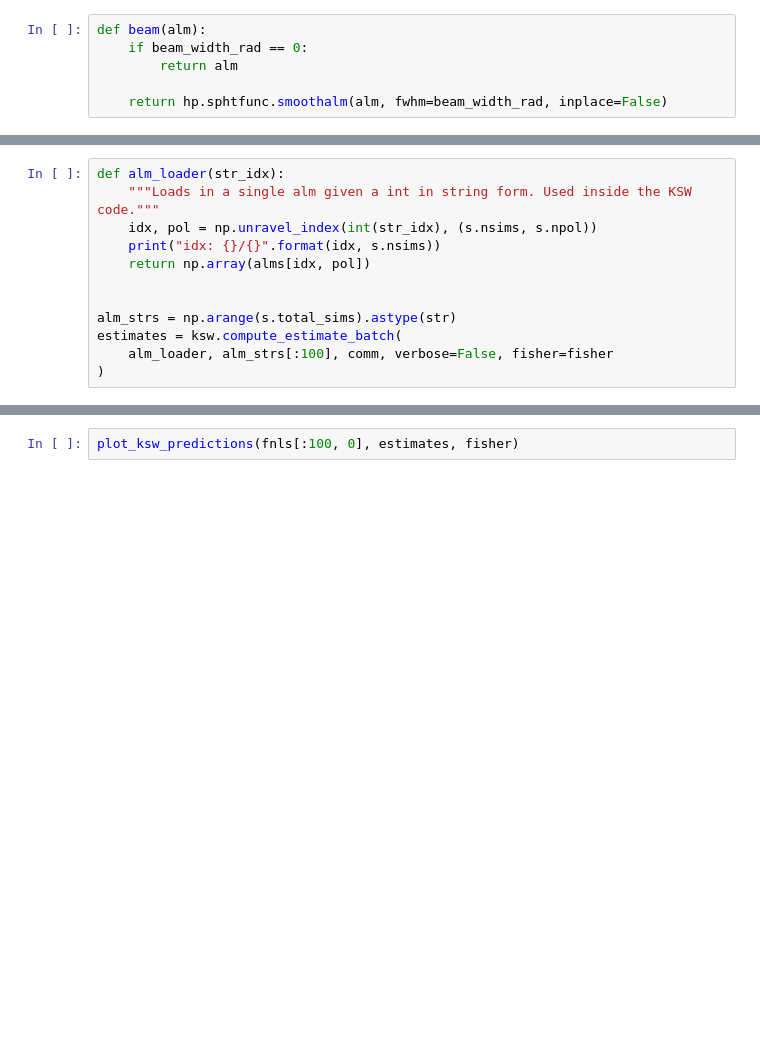
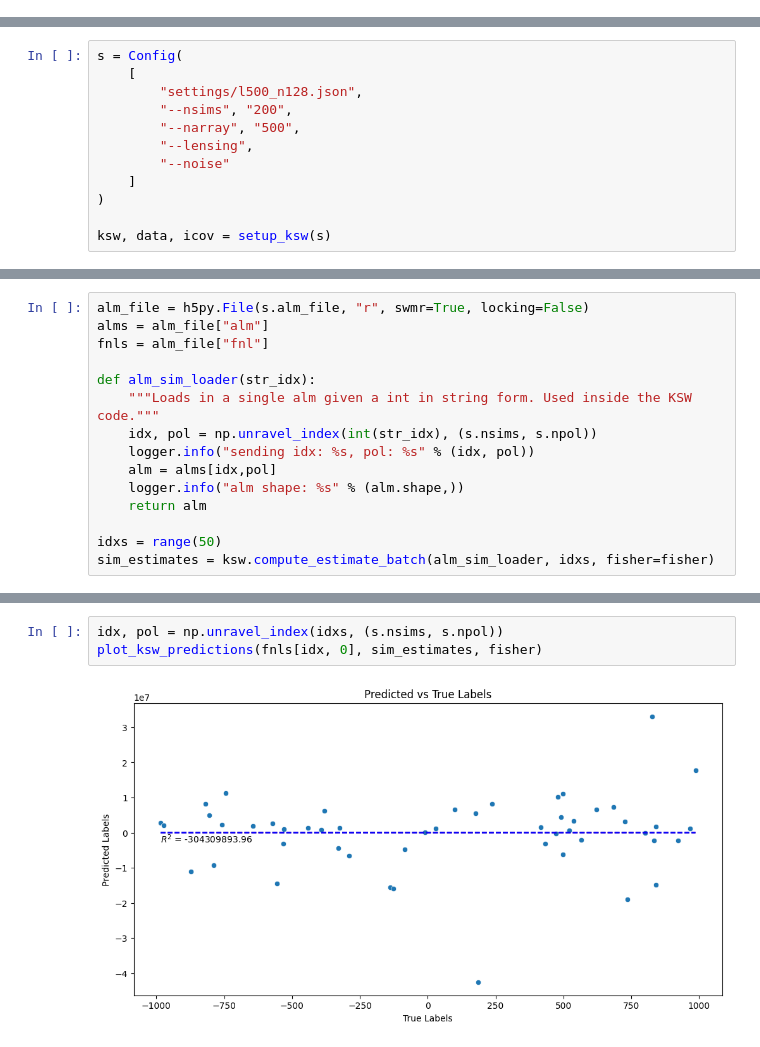
Before and after one commit to JBrandonS/MLPNG, a Jupyter notebook: fisher.ipynb, the cells around one changed output, grey strips where cells are left out. Drawn from its saved outputs; the diff is of its cells as text; blank space fills up the shorter version.

```diff
--- a/fisher.ipynb
+++ b/fisher.ipynb
@@ -21,6 +23,0 @@ rank = comm.Get_rank()
-# %%
-def beam(alm):
-    if beam_width_rad == 0:
-        return alm
-
-    return hp.sphtfunc.smoothalm(alm, fwhm=beam_width_rad, inplace=False)
@@ -71,0 +343,12 @@ fnls = alm_file["fnl"]
+# %%
+s = Config(
+    [
+        "settings/l500_n128.json",
+        "--nsims", "200",
+        "--narray", "500",
+        "--lensing",
+        "--noise"
+    ]
+)
+
+ksw, data, icov = setup_ksw(s)
@@ -99,12 +407,15 @@ fisher_iso
 # %%
-def alm_loader(str_idx):
+alm_file = h5py.File(s.alm_file, "r", swmr=True, locking=False)
+alms = alm_file["alm"]
+fnls = alm_file["fnl"]
+
+def alm_sim_loader(str_idx):
     """Loads in a single alm given a int in string form. Used inside the KSW code."""
     idx, pol = np.unravel_index(int(str_idx), (s.nsims, s.npol))
-    print("idx: {}/{}".format(idx, s.nsims))
-    return np.array(alms[idx, pol])
+    logger.info("sending idx: %s, pol: %s" % (idx, pol))
+    alm = alms[idx,pol]
+    logger.info("alm shape: %s" % (alm.shape,))
+    return alm
 
-
-alm_strs = np.arange(s.total_sims).astype(str)
-estimates = ksw.compute_estimate_batch(
-    alm_loader, alm_strs[:100], comm, verbose=False, fisher=fisher
-)
+idxs = range(50)
+sim_estimates = ksw.compute_estimate_batch(alm_sim_loader, idxs, fisher=fisher)
@@ -111,2 +440,5 @@ estimates = ksw.compute_estimate_batch(
-# %%
-plot_ksw_predictions(fnls[:100, 0], estimates, fisher)
+# %%
+idx, pol = np.unravel_index(idxs, (s.nsims, s.npol))
+plot_ksw_predictions(fnls[idx, 0], sim_estimates, fisher)
+# %% [output]
+[figure, added]
```
Also changed, not shown: parts of 19 cells of this notebook, 24 other files.
